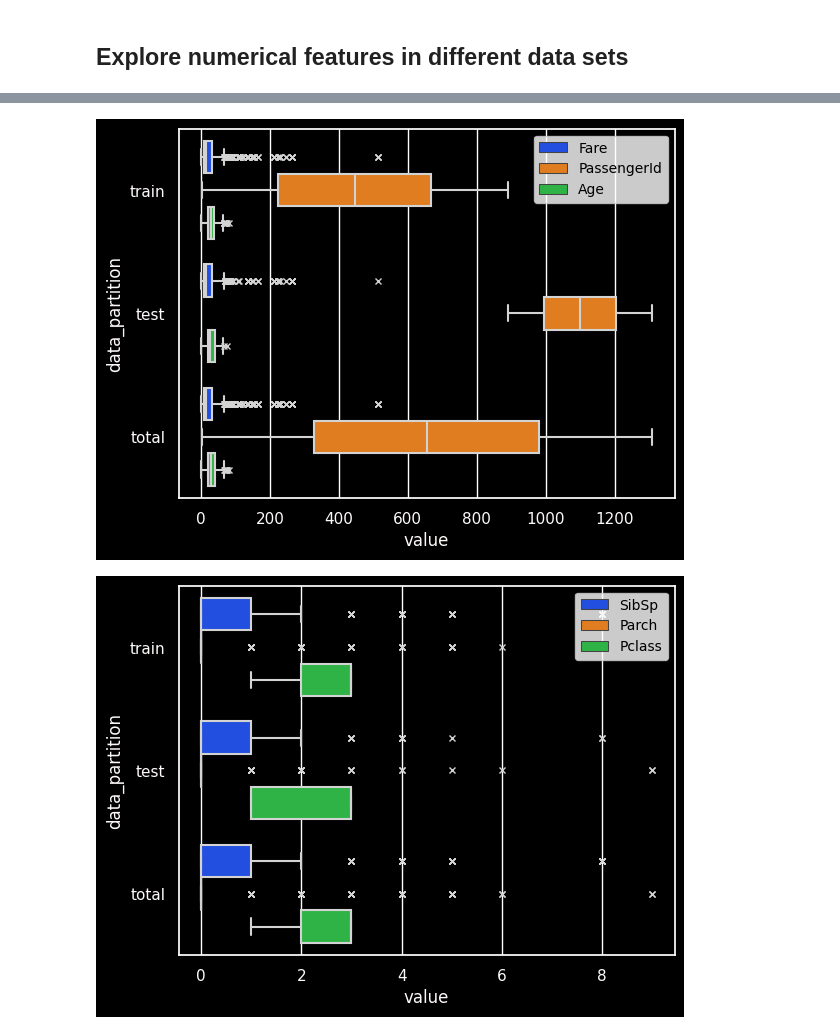
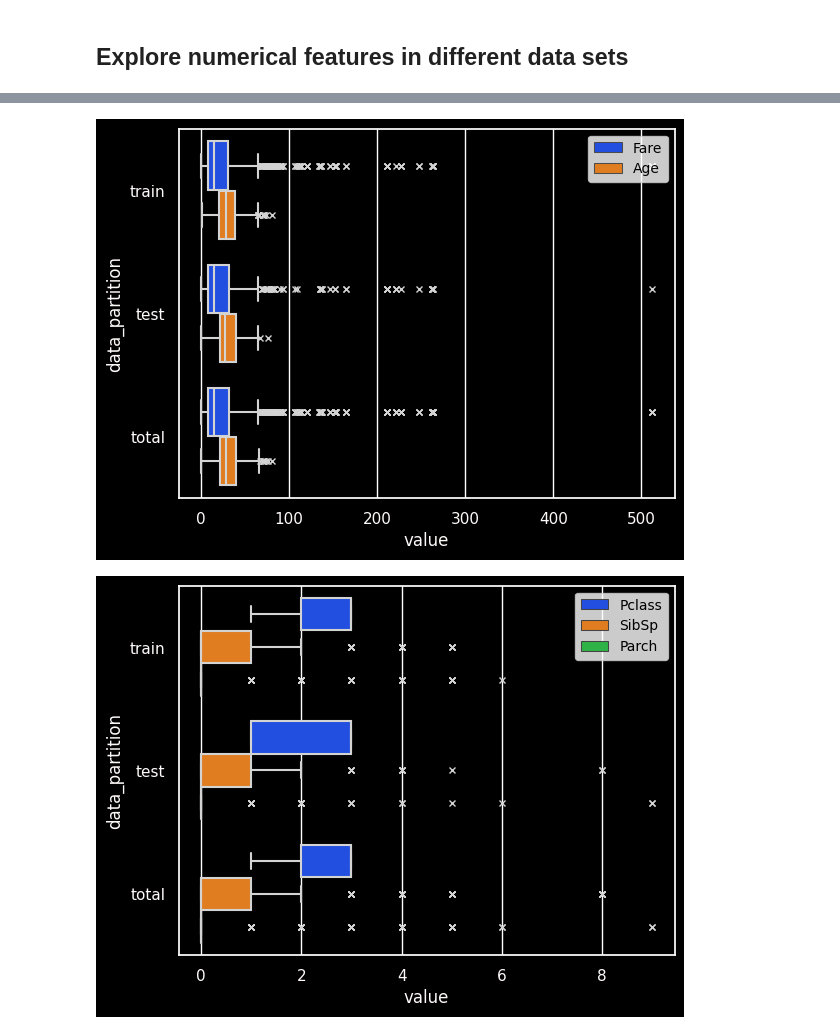
Before and after one commit to yingding/tf-every-day, a Jupyter notebook: 12shap/titanic.ipynb, the cells around one changed output, grey strips where cells are left out. Cells and saved outputs as stored; diff of their text form; code cells hidden in the pictures.

Commit message:
updated preprocessing and inputation using population mean

```diff
--- a/12shap/titanic.ipynb
+++ b/12shap/titanic.ipynb
@@ -58,19 +62,31 @@ Some children travelled only with a nanny, therefore parch=0 for them.
 # graphic display mode
 DARK_MODE = True
 # %%
-from utils.util import KaggleData, current_dir_subpath
+from utils.util import (
+    KaggleData,
+    current_dir_subpath,
+    na_columns_mask,
+    profile,
+    feature_correlation,
+    na_columns,
+    fill_missing_values_with_mean,
+)
 import pandas as pd
+pd.set_option('display.max_columns', 10)
+
 titanic_train_path = current_dir_subpath("data/train.csv")
 titanic_test_path = current_dir_subpath("data/test.csv")
+label_name = "Survived"
+one_hot_cols = ["Sex"]
 
 titanic = KaggleData(
      train_path = titanic_train_path,
      test_path = titanic_test_path,
-     label_col="Survived"
+     label_col=label_name
 )
 
-train_X_df, test_X_df, train_y = titanic.load()
-data_X_df = titanic.load_all()
+train_X_df, test_X_df, train_y = titanic.load(one_hot_cols=one_hot_cols)
+all_X_df = titanic.load_all(one_hot_cols=one_hot_cols)
 # %% [markdown]
 ## Explore numerical features in different data sets
 # %%
@@ -81,8 +119,9 @@ print(num_features)
 # %%
-titanic.boxplot_dist(["PassengerId", "Fare", "Age"], marker="x", orient="h", legend="upper right", dark_mode=DARK_MODE)
+# titanic.boxplot_dist(["PassengerId", "Fare", "Age"], marker="x", orient="h", legend="upper right", dark_mode=DARK_MODE)
+titanic.boxplot_dist(["Fare", "Age"], marker="x", orient="h", legend="upper right", dark_mode=DARK_MODE)
 # %% [output]
-[figure, old version]
+[figure, new version]
 # %%
 titanic.boxplot_dist(['Pclass', 'SibSp', 'Parch'], marker="x", orient="h", legend="upper right", dark_mode=DARK_MODE)
 # %% [output]
-[figure, old version]
+[figure, new version]
```
Also changed, not shown: parts of 25 cells of this notebook, 1 other file.
